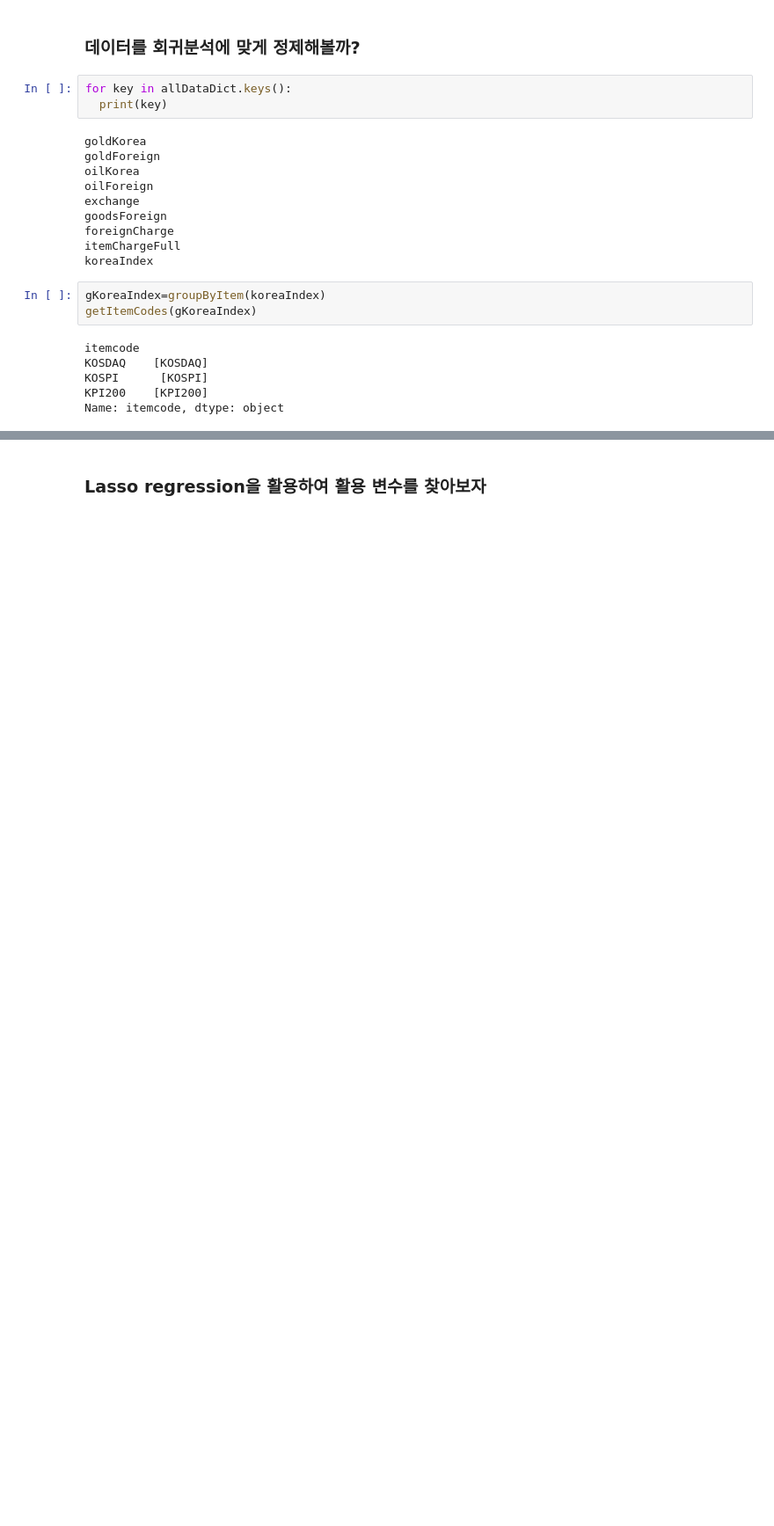
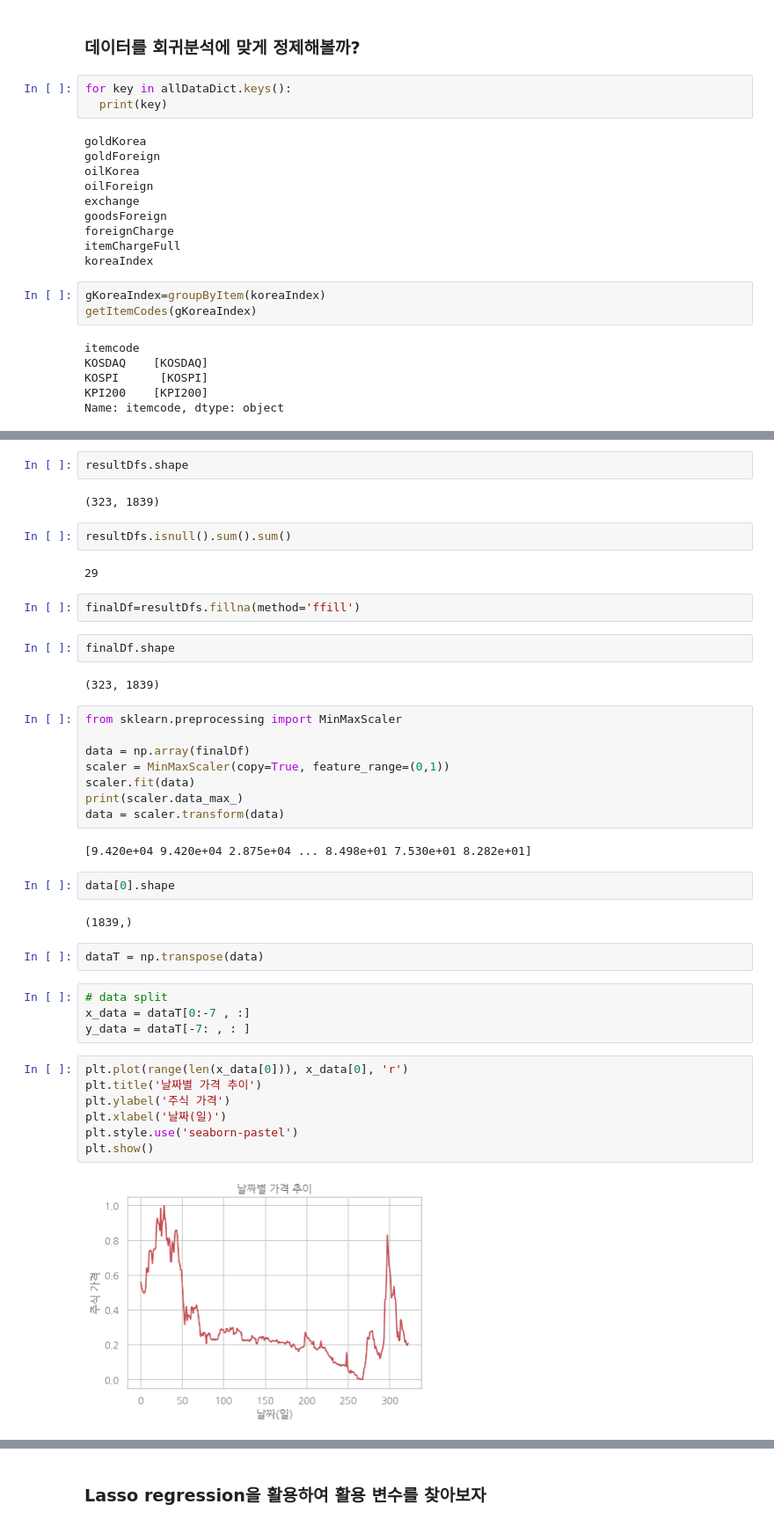
Before and after one commit to glee1228/DSC2019, a Jupyter notebook: dsc2019.ipynb, the cells around one changed output, grey strips where cells are left out. Shown at 88% size. Saved outputs shown, nothing was run; the diff lists cells and outputs as text; blank space fills up the shorter version.

```diff
--- a/dsc2019.ipynb
+++ b/dsc2019.ipynb
@@ -485,0 +594,43 @@ print(y_train.shape)
+# %%
+resultDfs.shape
+# %% [output]
+(323, 1839)
+# %%
+resultDfs.isnull().sum().sum()
+# %% [output]
+29
+# %%
+finalDf=resultDfs.fillna(method='ffill')
+# %%
+finalDf.shape
+# %% [output]
+(323, 1839)
+# %%
+from sklearn.preprocessing import MinMaxScaler
+
+data = np.array(finalDf)
+scaler = MinMaxScaler(copy=True, feature_range=(0,1))
+scaler.fit(data)
+print(scaler.data_max_)
+data = scaler.transform(data)
+# %% [output]
+[9.420e+04 9.420e+04 2.875e+04 ... 8.498e+01 7.530e+01 8.282e+01]
+# %%
+data[0].shape
+# %% [output]
+(1839,)
+# %%
+dataT = np.transpose(data)
+# %%
+# data split
+x_data = dataT[0:-7 , :]
+y_data = dataT[-7: , : ]
+# %%
+plt.plot(range(len(x_data[0])), x_data[0], 'r')
+plt.title('날짜별 가격 추이')
+plt.ylabel('주식 가격')
+plt.xlabel('날짜(일)')
+plt.style.use('seaborn-pastel')
+plt.show()
+# %% [output]
+[figure, added]
```
Also changed, not shown: parts of 28 cells of this notebook.
